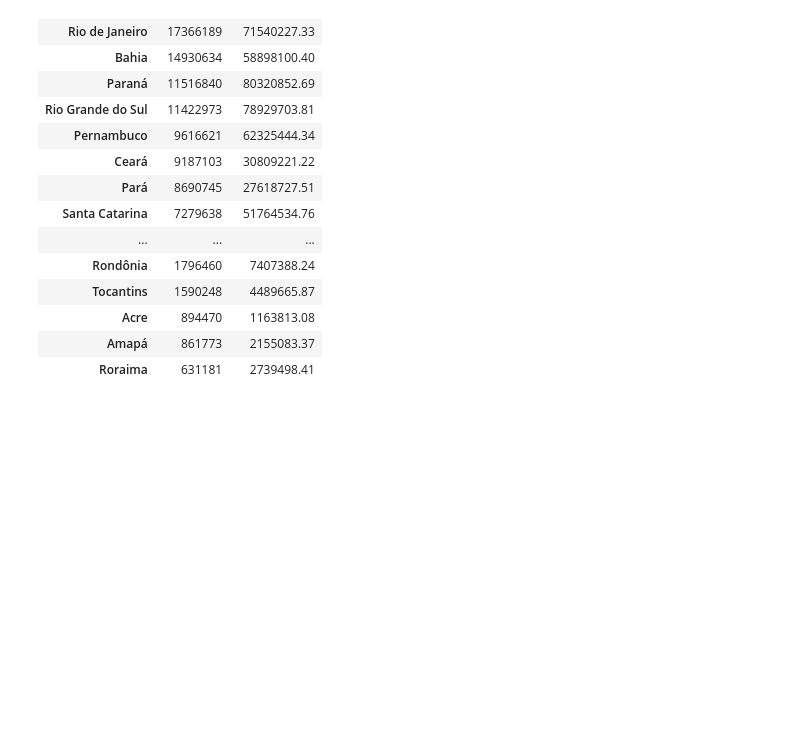
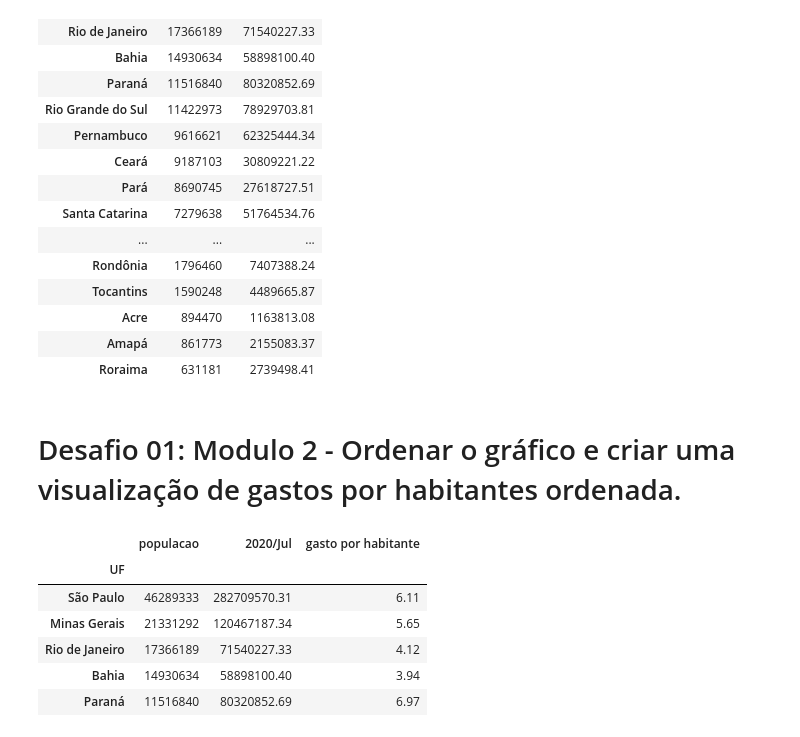
Before and after one commit to yoshinaga2904/Bootcamp-Alura, a Jupyter notebook: Modulo_2_Desafios.ipynb, the cells around one changed output. Saved outputs shown, nothing was run; the diff lists cells and outputs as text; code cells hidden in the pictures; blank space fills up the shorter version.

```diff
--- a/Modulo_2_Desafios.ipynb
+++ b/Modulo_2_Desafios.ipynb
@@ -215,3 +216,17 @@ uniao(gastos_do_mais_recente,populacao_ibge)
 | Acre | 894470 | 1163813.08 |
 | Amapá | 861773 | 2155083.37 |
 | Roraima | 631181 | 2739498.41 |
+# %% [markdown]
+# Desafio 01: Modulo 2 - Ordenar o gráfico e criar uma visualização de gastos por habitantes ordenada.
+# %%
+#criando uma coluna com o total de gasto por habitante
+dados['gasto por habitante'] = dados['2020/Jul'] / dados['populacao']
+dados.head()
+# %% [output]
+|  | populacao | 2020/Jul | gasto por habitante |
+| UF |  |  |  |
+| São Paulo | 46289333 | 282709570.31 | 6.11 |
+| Minas Gerais | 21331292 | 120467187.34 | 5.65 |
+| Rio de Janeiro | 17366189 | 71540227.33 | 4.12 |
+| Bahia | 14930634 | 58898100.40 | 3.94 |
+| Paraná | 11516840 | 80320852.69 | 6.97 |
```
Also changed, not shown: parts of 6 cells of this notebook.
